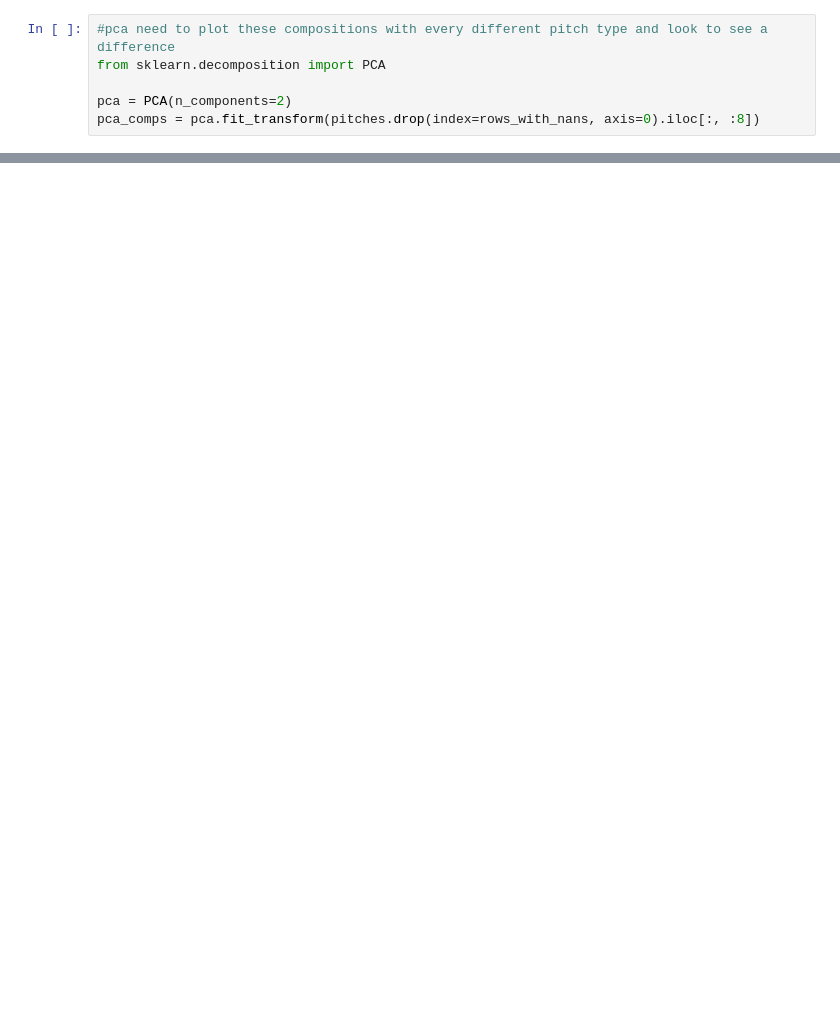
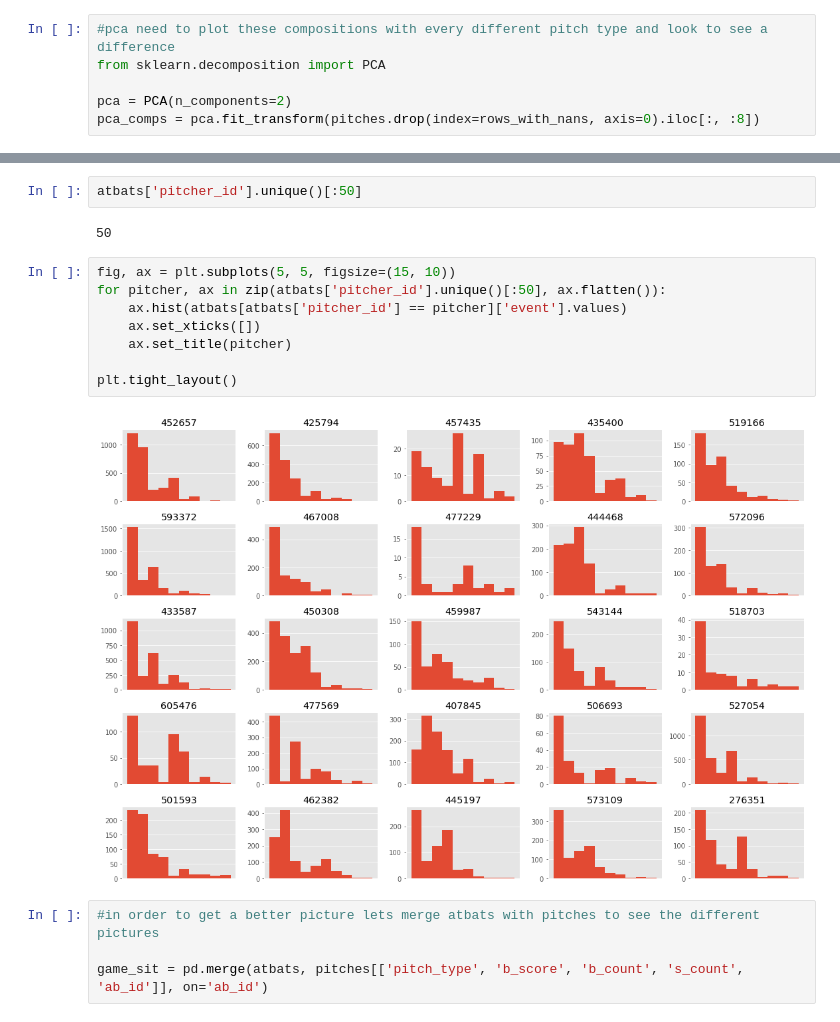
Before and after one commit to morganabbitt/MLB-Pitches, a Jupyter notebook: Notebooks/read_data.ipynb, the cells around one changed output, grey strips where cells are left out. Drawn from its saved outputs; the diff is of its cells as text; blank space fills up the shorter version.

```diff
--- a/Notebooks/read_data.ipynb
+++ b/Notebooks/read_data.ipynb
@@ -115,0 +259,18 @@ dict_values(['Four-Seam Fastball', 'Slider', 'Two-Seam Fastball', 'Change-up', '
+# %%
+atbats['pitcher_id'].unique()[:50]
+# %% [output]
+50
+# %%
+fig, ax = plt.subplots(5, 5, figsize=(15, 10))
+for pitcher, ax in zip(atbats['pitcher_id'].unique()[:50], ax.flatten()):
+    ax.hist(atbats[atbats['pitcher_id'] == pitcher]['event'].values)
+    ax.set_xticks([])
+    ax.set_title(pitcher)
+
+plt.tight_layout()
+# %% [output]
+[figure, added]
+# %%
+#in order to get a better picture lets merge atbats with pitches to see the different pictures
+
+game_sit = pd.merge(atbats, pitches[['pitch_type', 'b_score', 'b_count', 's_count', 'ab_id']], on='ab_id')
```
Also changed, not shown: parts of 26 cells of this notebook.
